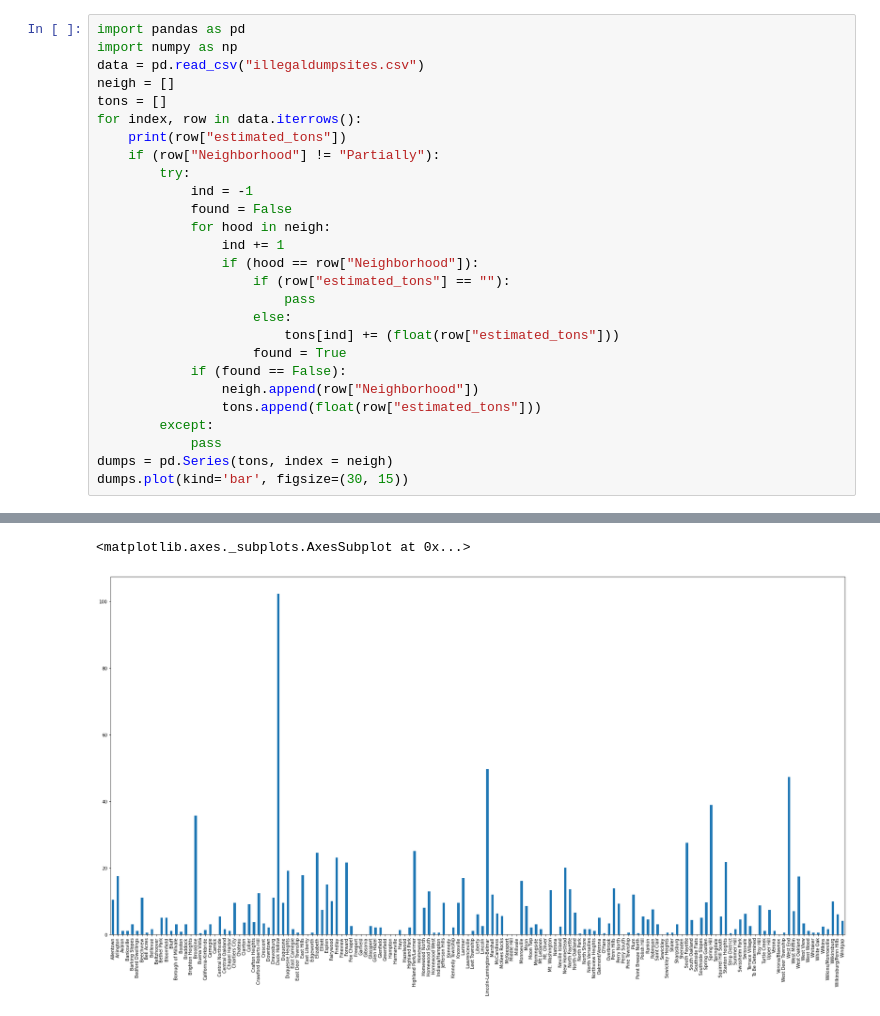
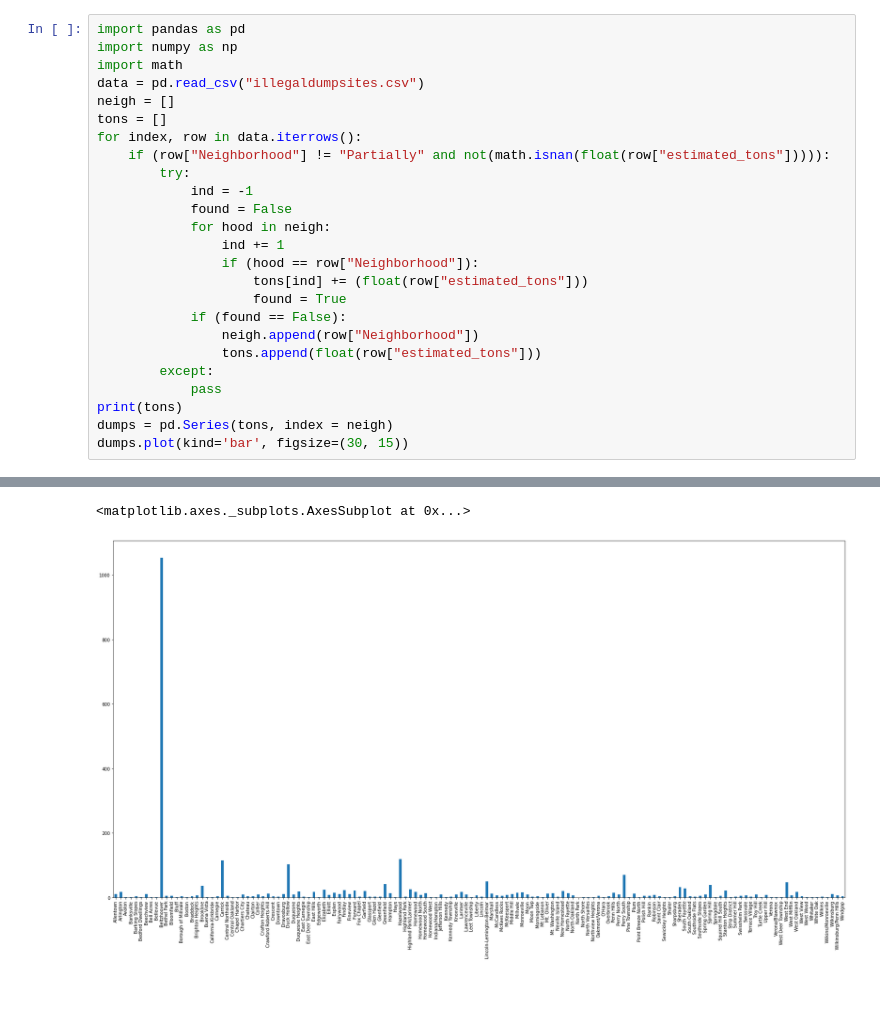
Before and after one commit to SAC496/Final_Project, a Jupyter notebook: Illegal Dump Sites.ipynb, the cells around one changed output, grey strips where cells are left out. Saved outputs shown, nothing was run; the diff lists cells and outputs as text; blank space fills up the shorter version.

```diff
--- a/Illegal Dump Sites.ipynb
+++ b/Illegal Dump Sites.ipynb
@@ -1,28 +1,26 @@
 # %%
 import pandas as pd
 import numpy as np
+import math
 data = pd.read_csv("illegaldumpsites.csv")
 neigh = []
 tons = []
 for index, row in data.iterrows():
-    print(row["estimated_tons"])
-    if (row["Neighborhood"] != "Partially"):
+    if (row["Neighborhood"] != "Partially" and not(math.isnan(float(row["estimated_tons"])))):
         try:
             ind = -1
             found = False
             for hood in neigh:
                 ind += 1
                 if (hood == row["Neighborhood"]):
-                    if (row["estimated_tons"] == ""):
-                        pass
-                    else:
-                        tons[ind] += (float(row["estimated_tons"]))
+                    tons[ind] += (float(row["estimated_tons"]))
                     found = True
             if (found == False):
                 neigh.append(row["Neighborhood"])
                 tons.append(float(row["estimated_tons"]))
         except:
             pass
+print(tons)
 dumps = pd.Series(tons, index = neigh)
 dumps.plot(kind='bar', figsize=(30, 15))
 # %% [output]
@@ -46,2 +28,2 @@ dumps.plot(kind='bar', figsize=(30, 15))
 <matplotlib.axes._subplots.AxesSubplot at 0x...>
-[figure, old version]
+[figure, new version]
```
Also changed, not shown: parts of 1 cell of this notebook.
